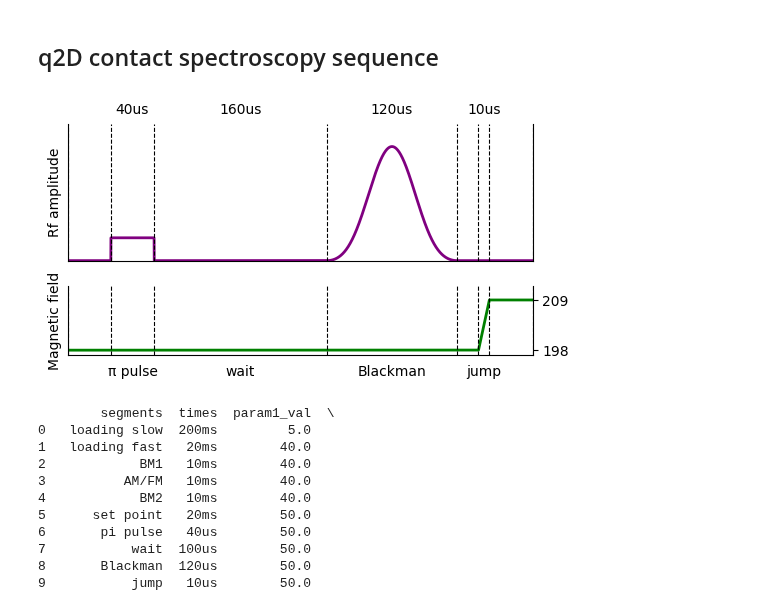
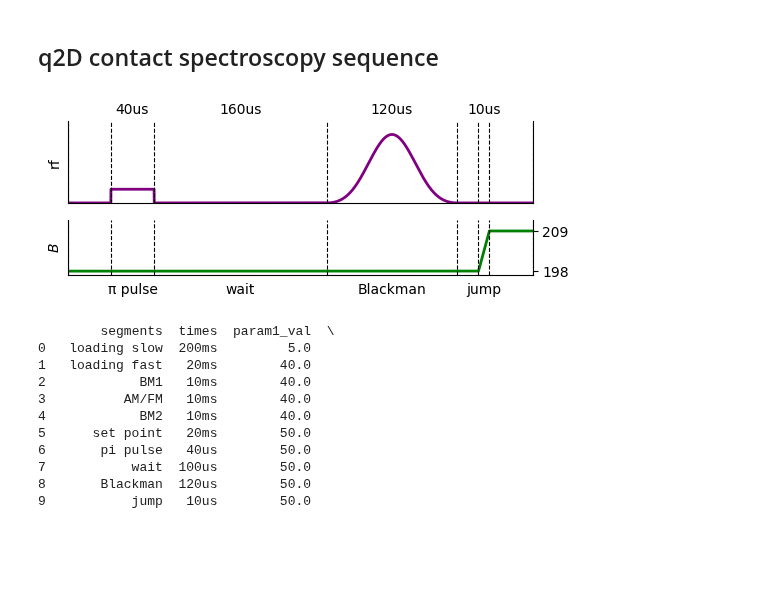
Before and after one commit to colinjdale/ChiPyLab, a Jupyter notebook: examples/plot_exp_sequence.ipynb, the cells around one changed output. Drawn from its saved outputs; the diff is of its cells as text; code cells hidden in the pictures; blank space fills up the shorter version.

```diff
--- a/examples/plot_exp_sequence.ipynb
+++ b/examples/plot_exp_sequence.ipynb
@@ -21,7 +21,7 @@ sys.path.append(str(Path(os.getcwd()).parent))
 from general.exp_sequence import *
 # %%
 # Define parameters
-labels = ['Rf amplitude', 'Magnetic field']
+labels = ['rf', r'$B$']
 units = ['arb.', 'G']
 ylims = [[0, 12], [197, 212]]
 colors = ["purple", "green"]
@@ -45,8 +45,8 @@ parameters = list(zip(y, ylims, labels, colors))
 df['times'] = df['times'].fillna('')
 df['segments'] = df['segments'].fillna('')
 # %%
-fig, axes = plt.subplots(len(parameters), 1, sharex=True, figsize=(6, 3),
-                         gridspec_kw={'hspace': 0.25}, height_ratios=[2, 1])
+fig, axes = plt.subplots(len(parameters), 1, sharex=True, figsize=(6, 2),
+                         gridspec_kw={'hspace': 0.25}, height_ratios=[1.5, 1])
 
 # Plot each parameter
 for ax, (y, ylims, label, color) in zip(axes, parameters):
@@ -54,34 +54,34 @@ for ax, (y, ylims, label, color) in zip(axes, parameters):
     ax.set(xlim=[0, max(x)], ylim=ylims, ylabel=label)
     ax.spines['top'].set_visible(False)
     # ax.spines['right'].set_visible(False)
 
 # Vertical dashed lines for segment boundaries
 for ax in axes:
     for s in x_edges:
         ax.axvline(s, color='k', linestyle='--', lw=0.8)
 
 # Add duration and label annotations
 for i, (name, duration) in enumerate(zip(df['segments'].values, df['times'].values)):
     axes[0].text(x_centers[i], 1.05, f"{duration}", ha='center',
                  va='bottom', transform=axes[0].get_xaxis_transform())
     axes[-1].text(x_centers[i], -0.15, name, ha='center',
                  va='top', transform=axes[-1].get_xaxis_transform(), fontsize=10)
 
 axes[-1].set_xticklabels([])
 axes[-1].set_xticks([])
 # plt.tight_layout()
 
 axes[0].set_yticklabels([])
 axes[0].set_yticks([])
 
 axes[1].yaxis.set_label_position("left")
 axes[1].yaxis.tick_right()
 axes[1].set_yticks([198, 209])
 axes[1].set_yticklabels([198, 209])
 
 plt.show()
 # %% [output]
-[figure, old version]
+[figure, new version]
 # %%
 fig.savefig("outputs/exp_sequence_q2d.pdf")
 # %%
```
Also changed, not shown: 4 other files.
